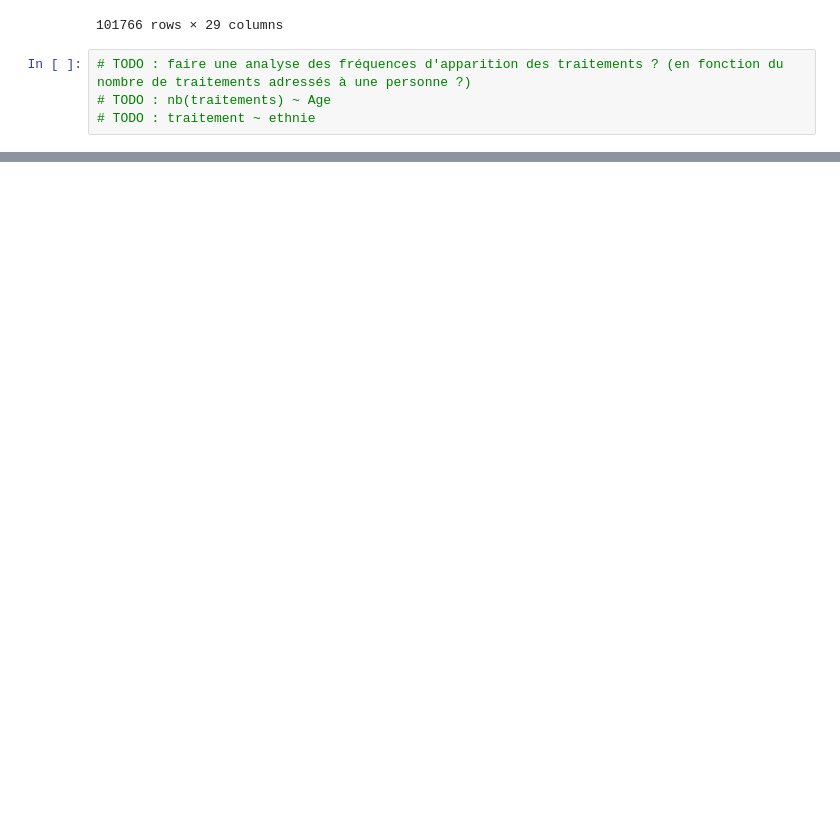
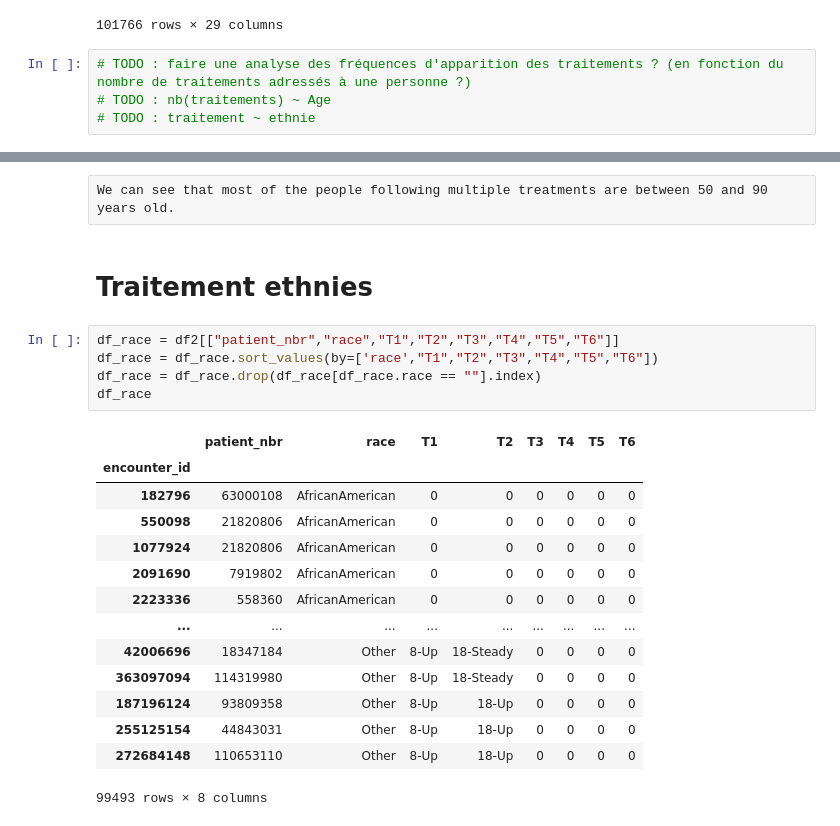
Before and after one commit to Zl0gix/ProjetDatavizA4, a Jupyter notebook: ProjetDatavizA4/raph_test.ipynb, the cells around one changed output, grey strips where cells are left out. Drawn from its saved outputs; the diff is of its cells as text; blank space fills up the shorter version.

```diff
--- a/ProjetDatavizA4/raph_test.ipynb
+++ b/ProjetDatavizA4/raph_test.ipynb
@@ -109,0 +496,24 @@ df2
+# %% [raw]
+We can see that most of the people following multiple treatments are between 50 and 90 years old.
+# %% [markdown]
+# Traitement ethnies
+# %%
+df_race = df2[["patient_nbr","race","T1","T2","T3","T4","T5","T6"]]
+df_race = df_race.sort_values(by=['race',"T1","T2","T3","T4","T5","T6"])
+df_race = df_race.drop(df_race[df_race.race == ""].index)
+df_race
+# %% [output]
+|  | patient_nbr | race | T1 | T2 | T3 | T4 | T5 | T6 |
+| encounter_id |  |  |  |  |  |  |  |  |
+| 182796 | 63000108 | AfricanAmerican | 0 | 0 | 0 | 0 | 0 | 0 |
+| 550098 | 21820806 | AfricanAmerican | 0 | 0 | 0 | 0 | 0 | 0 |
+| 1077924 | 21820806 | AfricanAmerican | 0 | 0 | 0 | 0 | 0 | 0 |
+| 2091690 | 7919802 | AfricanAmerican | 0 | 0 | 0 | 0 | 0 | 0 |
+| 2223336 | 558360 | AfricanAmerican | 0 | 0 | 0 | 0 | 0 | 0 |
+| ... | ... | ... | ... | ... | ... | ... | ... | ... |
+| 42006696 | 18347184 | Other | 8-Up | 18-Steady | 0 | 0 | 0 | 0 |
+| 363097094 | 114319980 | Other | 8-Up | 18-Steady | 0 | 0 | 0 | 0 |
+| 187196124 | 93809358 | Other | 8-Up | 18-Up | 0 | 0 | 0 | 0 |
+| 255125154 | 44843031 | Other | 8-Up | 18-Up | 0 | 0 | 0 | 0 |
+| 272684148 | 110653110 | Other | 8-Up | 18-Up | 0 | 0 | 0 | 0 |
+99493 rows × 8 columns
```
Also changed, not shown: parts of 29 cells of this notebook.
